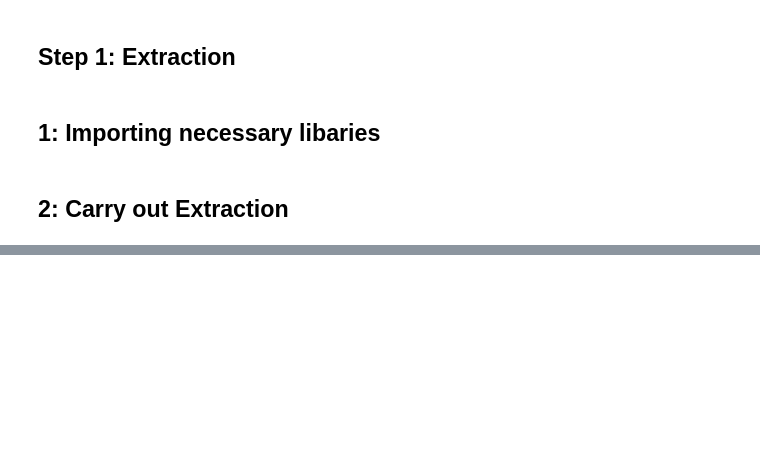
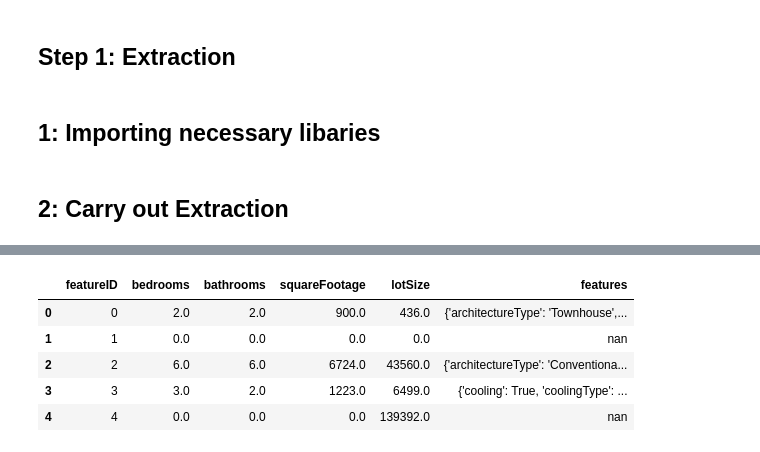
Before and after one commit to uchy4life/Mars_realtor, a Jupyter notebook: etl_solution.ipynb, the cells around one changed output, grey strips where cells are left out. Saved outputs shown, nothing was run; the diff lists cells and outputs as text; code cells hidden in the pictures; blank space fills up the shorter version.

```diff
--- a/etl_solution.ipynb
+++ b/etl_solution.ipynb
@@ -52,0 +157,9 @@ Index(['id', 'formattedAddress', 'addressLine1', 'addressLine2', 'city',
+# %%
+feature_dim.head()
+# %% [output]
+|  | featureID | bedrooms | bathrooms | squareFootage | lotSize | features |
+| 0 | 0 | 2.0 | 2.0 | 900.0 | 436.0 | {'architectureType': 'Townhouse',... |
+| 1 | 1 | 0.0 | 0.0 | 0.0 | 0.0 | nan |
+| 2 | 2 | 6.0 | 6.0 | 6724.0 | 43560.0 | {'architectureType': 'Conventiona... |
+| 3 | 3 | 3.0 | 2.0 | 1223.0 | 6499.0 | {'cooling': True, 'coolingType': ... |
+| 4 | 4 | 0.0 | 0.0 | 0.0 | 139392.0 | nan |
```
Also changed, not shown: parts of 26 cells of this notebook, 2 other files.
